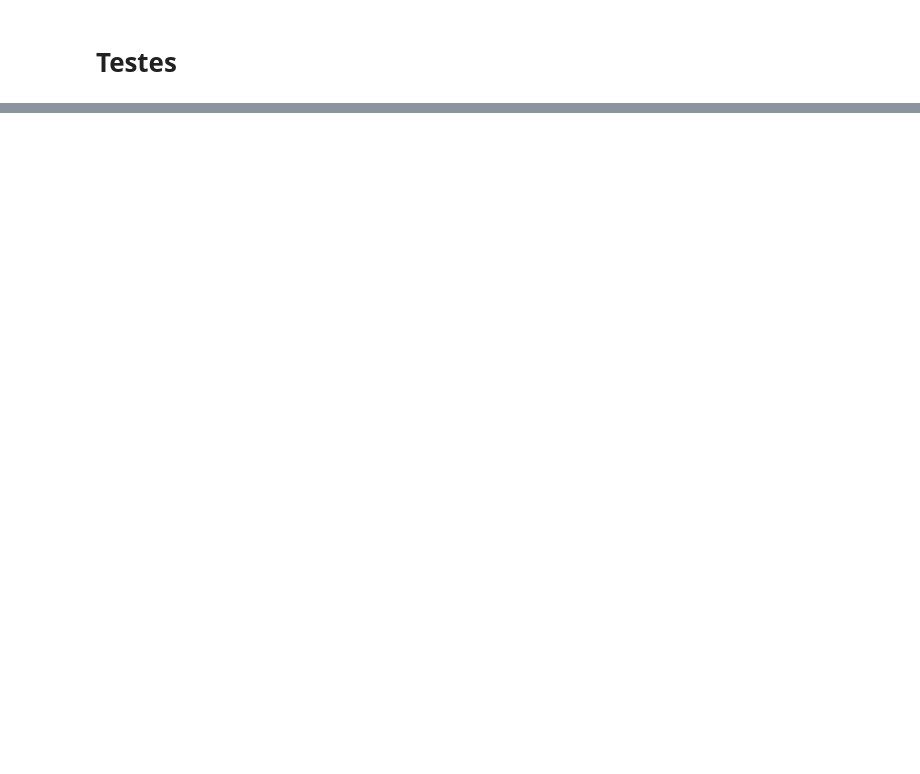
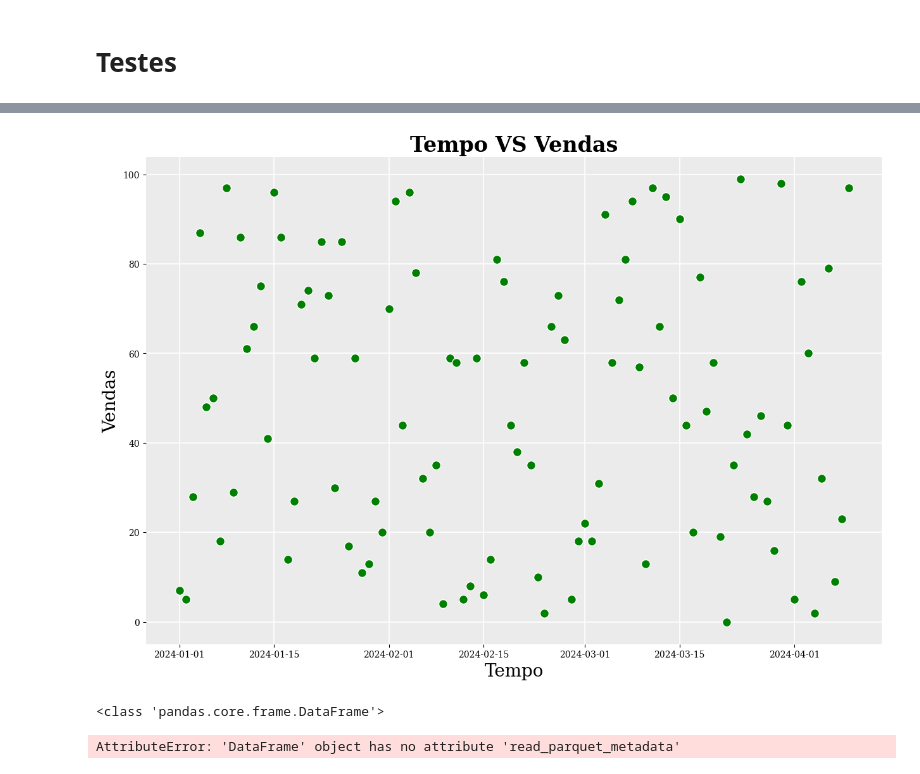
Before and after one commit to Abigor111/SunTzu, a Jupyter notebook: MetadataFunctions.ipynb, the cells around one changed output, grey strips where cells are left out. Drawn from its saved outputs; the diff is of its cells as text; code cells hidden in the pictures; blank space fills up the shorter version.

```diff
--- a/MetadataFunctions.ipynb
+++ b/MetadataFunctions.ipynb
@@ -282,0 +272,53 @@ class Visualization:
+# %%
+from cycler import cycler
+def set_marker_settings(size: Union[int, float] = 10, type: str = 'o', color: Union[str, list] = "green", outline: str = "white", outlinewidth: Union[int, float] = 1):
+    plt.rcParams['scatter.marker'] = type
+    plt.rcParams['axes.prop_cycle'] = cycler('color', [color, '#ff7f0e', '#2ca02c', '#d62728', '#9467bd', '#8c564b', '#e377c2', '#7f7f7f', '#bcbd22', '#17becf'])
+    plt.rcParams['scatter.edgecolors'] = outline
+    plt.rcParams['lines.linewidth'] = outlinewidth
+    plt.rcParams['lines.markersize'] = size
+# %%
+def set_title_settings(color: str = 'auto', location: str = 'center', size: Union[int, str] = 'large', weight: str = "bold", pad: Union[int, float] = 6.0):
+    plt.rcParams['axes.titlecolor'] = color
+    plt.rcParams['axes.titlelocation'] = location
+    plt.rcParams['axes.titlesize'] = size
+    plt.rcParams['axes.titleweight'] = weight
+    plt.rcParams['axes.titlepad'] = pad
+# %%
+import matplotlib.pyplot as plt
+def scatter_plot(self, x, y, title: str =None, xlabel:str =None, ylabel: str =None,  rotation_xlabel: int = None, grid=False, legend: bool=True, filename=None):
+    if xlabel is None:
+        xlabel = str(x)
+    if ylabel is None:
+        ylabel = str(y)
+    if title is None:
+        title = xlabel + " VS " + ylabel
+    fig, ax = plt.subplots()
+    ax.set_xlabel(xlabel)
+    ax.set_ylabel(ylabel)
+    ax.set_title(title)
+    ax.grid(grid)
+    if rotation_xlabel is not None:
+        plt.xticks(rotation=rotation_xlabel)
+    if plt.gca().get_legend() is not None and legend:
+        if any(label.get_label() for label in plt.gca().get_legend().get_texts()):
+            plt.legend()
+    ax.scatter(x=self[x], y=self[y], zorder=2)
+    if filename is not None:
+        fig.savefig(filename)
+    plt.show()
+# %%
+increase_graph_size(15, 10)
+set_grid(grid_border=False)
+set_title_settings(size=24)
+set_labels_settings(labelsize=20)
+set_marker_settings(outlinewidth=5)
+scatter_plot(df, "Tempo", "Vendas", grid=True)
+# %% [output]
+[figure, added]
+# %%
+print(type(df))
+df.read_parquet_metadata()
+# %% [output]
+<class 'pandas.core.frame.DataFrame'>
+AttributeError: 'DataFrame' object has no attribute 'read_parquet_metadata'
```
Also changed, not shown: parts of 41 cells of this notebook, 11 other files.
